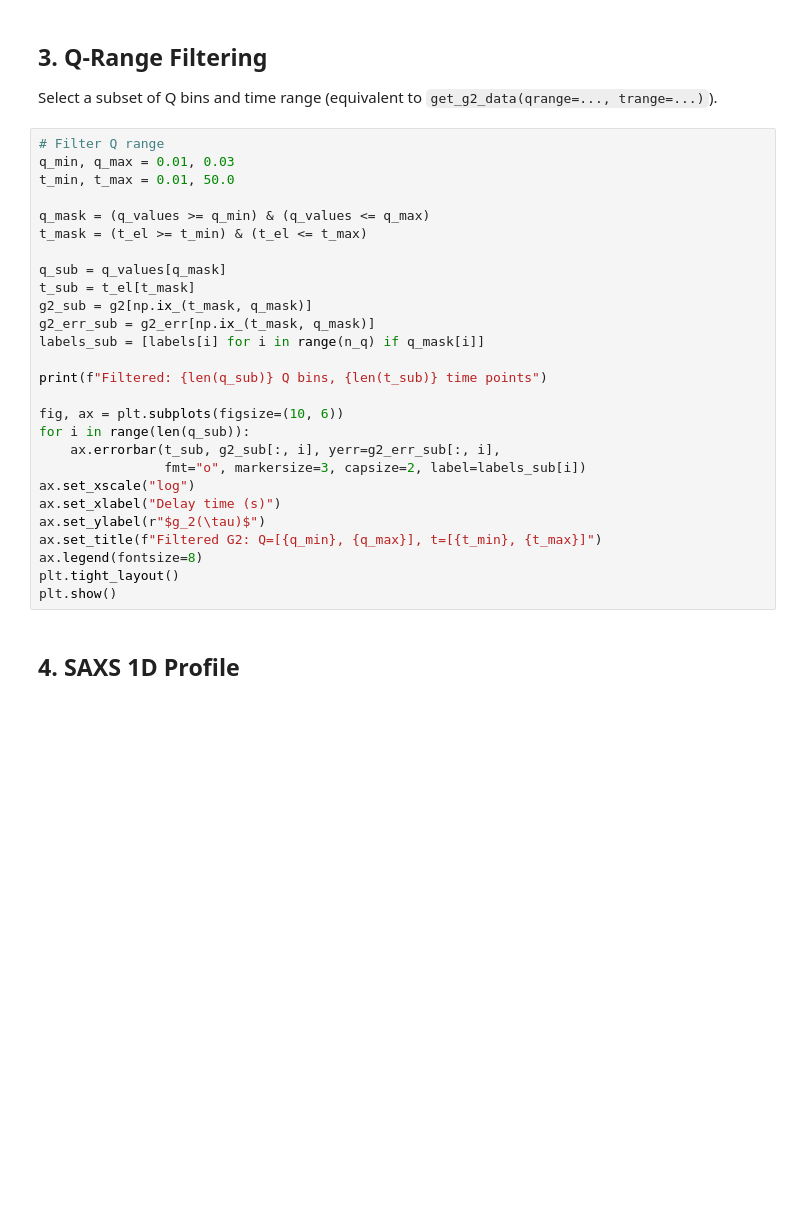
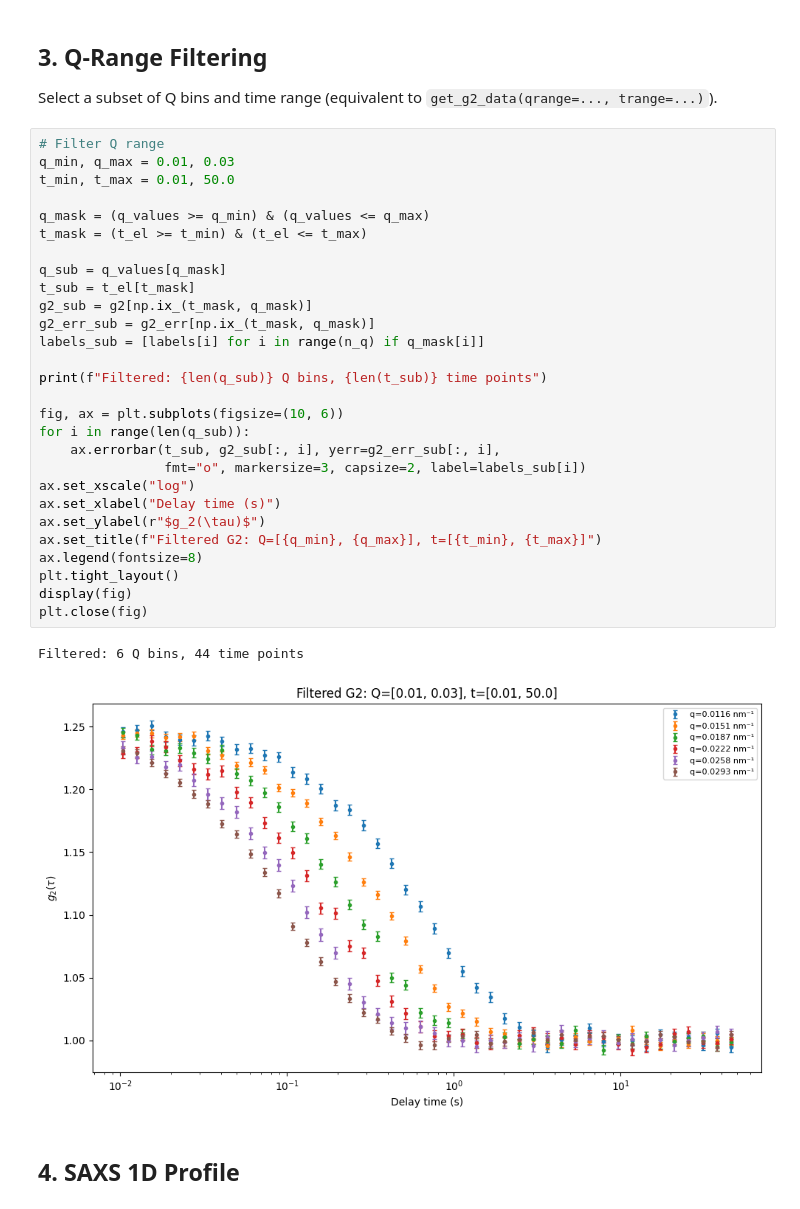
Before and after one commit to imewei/XPCS-Toolkit, a Jupyter notebook: notebooks/01_loading_data.ipynb, the cells around one changed output. Saved outputs shown, nothing was run; the diff lists cells and outputs as text; blank space fills up the shorter version.

```diff
--- a/notebooks/01_loading_data.ipynb
+++ b/notebooks/01_loading_data.ipynb
@@ -117,30 +137,34 @@ Select a subset of Q bins and time range (equivalent to `get_g2_data(qrange=...,
 # %%
 # Filter Q range
 q_min, q_max = 0.01, 0.03
 t_min, t_max = 0.01, 50.0
 
 q_mask = (q_values >= q_min) & (q_values <= q_max)
 t_mask = (t_el >= t_min) & (t_el <= t_max)
 
 q_sub = q_values[q_mask]
 t_sub = t_el[t_mask]
 g2_sub = g2[np.ix_(t_mask, q_mask)]
 g2_err_sub = g2_err[np.ix_(t_mask, q_mask)]
 labels_sub = [labels[i] for i in range(n_q) if q_mask[i]]
 
 print(f"Filtered: {len(q_sub)} Q bins, {len(t_sub)} time points")
 
 fig, ax = plt.subplots(figsize=(10, 6))
 for i in range(len(q_sub)):
     ax.errorbar(t_sub, g2_sub[:, i], yerr=g2_err_sub[:, i],
                 fmt="o", markersize=3, capsize=2, label=labels_sub[i])
 ax.set_xscale("log")
 ax.set_xlabel("Delay time (s)")
 ax.set_ylabel(r"$g_2(\tau)$")
 ax.set_title(f"Filtered G2: Q=[{q_min}, {q_max}], t=[{t_min}, {t_max}]")
 ax.legend(fontsize=8)
 plt.tight_layout()
-plt.show()
+display(fig)
+plt.close(fig)
+# %% [output]
+Filtered: 6 Q bins, 44 time points
+[figure, added]
 # %% [markdown]
 ## 4. SAXS 1D Profile
 # %%
```
Also changed, not shown: parts of 6 cells of this notebook, 2 other files.
